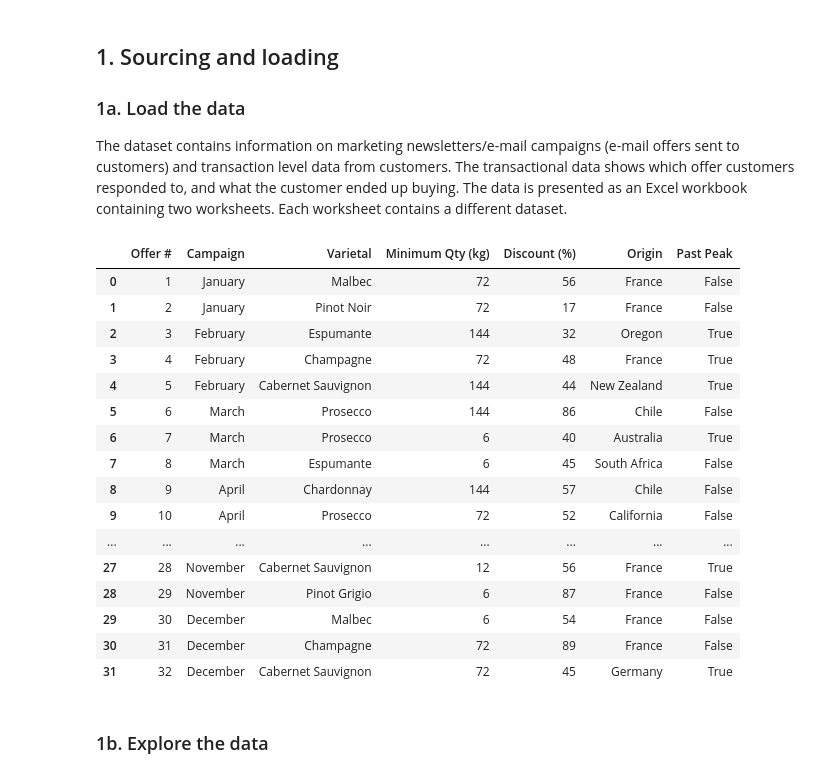
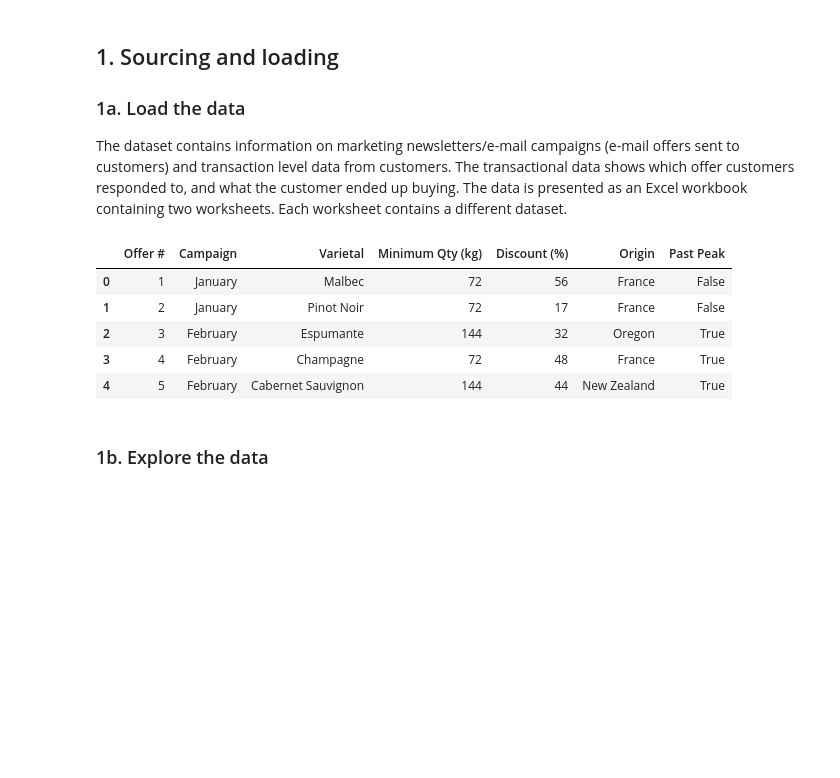
Before and after one commit to gabriellewald/springboard-coursework, a Jupyter notebook: Clustering_Case_Study/Clustering Case Study - Customer Segmentation with K-Means.ipynb, the cells around one changed output. Drawn from its saved outputs; the diff is of its cells as text; code cells hidden in the pictures; blank space fills up the shorter version.

```diff
--- a/Clustering_Case_Study/Clustering Case Study - Customer Segmentation with K-Means.ipynb
+++ b/Clustering_Case_Study/Clustering Case Study - Customer Segmentation with K-Means.ipynb
@@ -52,25 +50,14 @@ sns.set_context("poster")
 The dataset contains information on marketing newsletters/e-mail campaigns (e-mail offers sent to customers) and transaction level data from customers. The transactional data shows which offer customers responded to, and what the customer ended up buying. The data is presented as an Excel workbook containing two worksheets. Each worksheet contains a different dataset.
 # %%
 df_offers = pd.read_excel("./WineKMC.xlsx", sheet_name=0)
-df_offers
+df_offers.head()
 # %% [output]
 |  | Offer # | Campaign | Varietal | Minimum Qty (kg) | Discount (%) | Origin | Past Peak |
 | 0 | 1 | January | Malbec | 72 | 56 | France | False |
 | 1 | 2 | January | Pinot Noir | 72 | 17 | France | False |
 | 2 | 3 | February | Espumante | 144 | 32 | Oregon | True |
 | 3 | 4 | February | Champagne | 72 | 48 | France | True |
 | 4 | 5 | February | Cabernet Sauvignon | 144 | 44 | New Zealand | True |
-| 5 | 6 | March | Prosecco | 144 | 86 | Chile | False |
-| 6 | 7 | March | Prosecco | 6 | 40 | Australia | True |
-| 7 | 8 | March | Espumante | 6 | 45 | South Africa | False |
-| 8 | 9 | April | Chardonnay | 144 | 57 | Chile | False |
-| 9 | 10 | April | Prosecco | 72 | 52 | California | False |
-| ... | ... | ... | ... | ... | ... | ... | ... |
-| 27 | 28 | November | Cabernet Sauvignon | 12 | 56 | France | True |
-| 28 | 29 | November | Pinot Grigio | 6 | 87 | France | False |
-| 29 | 30 | December | Malbec | 6 | 54 | France | False |
-| 30 | 31 | December | Champagne | 72 | 89 | France | False |
-| 31 | 32 | December | Cabernet Sauvignon | 72 | 45 | Germany | True |
 # %% [markdown]
 ### 1b. Explore the data
 # %%
```
Also changed, not shown: parts of 10 cells of this notebook.
